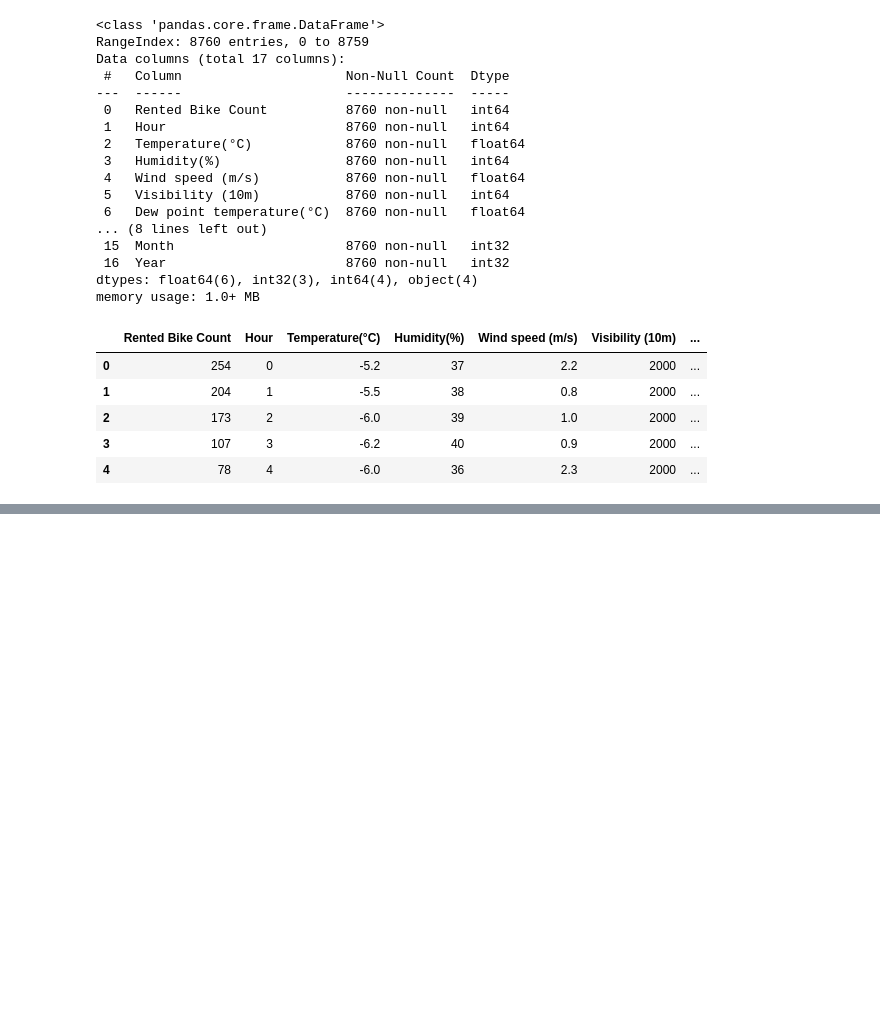
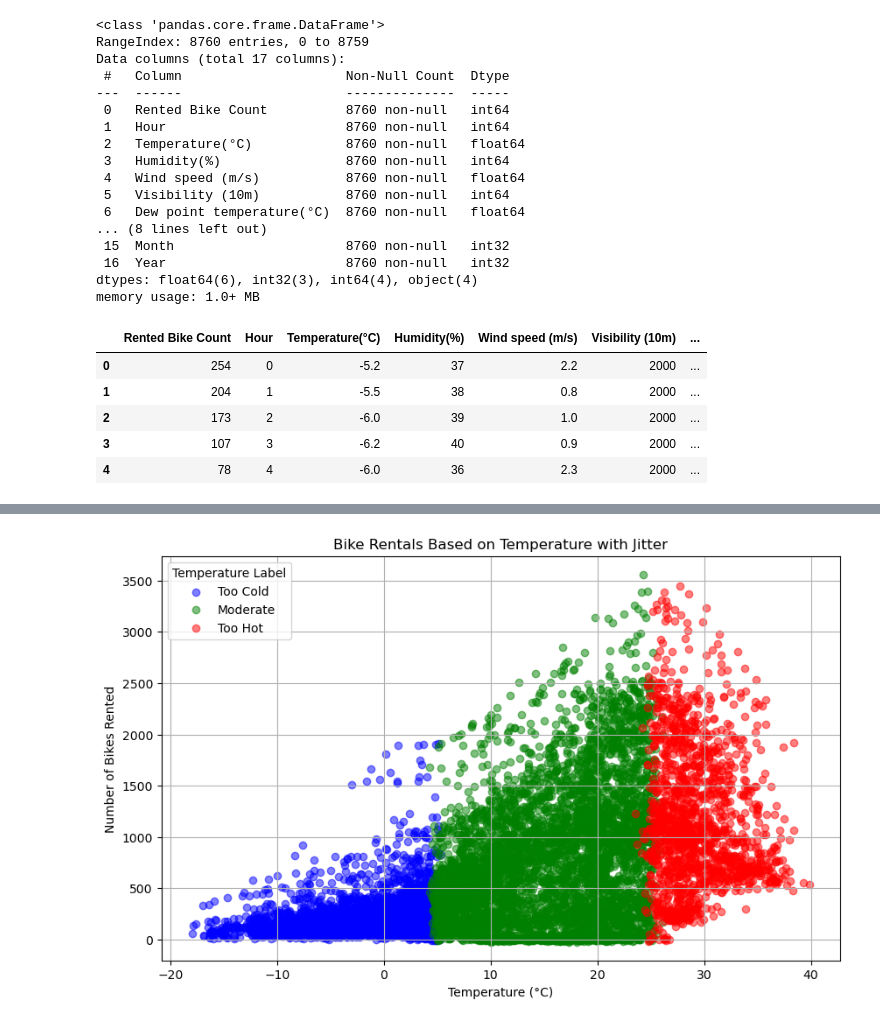
Before and after one commit to Eemani326/Interactive-Data, a Jupyter notebook: Bike_Rental_phase_1.ipynb, the cells around one changed output, grey strips where cells are left out. Saved outputs shown, nothing was run; the diff lists cells and outputs as text; code cells hidden in the pictures; blank space fills up the shorter version.

```diff
--- a/Bike_Rental_phase_1.ipynb
+++ b/Bike_Rental_phase_1.ipynb
@@ -86,0 +187,17 @@ memory usage: 1.0+ MB
+# %%
+# 2. Scatter Plot with Jitter
+plt.figure(figsize=(10, 6))
+for label, color in colors.items():
+    subset = df[df['Temperature Label'] == label]
+    # Adding random jitter to temperature and rentals
+    jittered_temp = subset['Temperature(°C)'] + np.random.normal(0, 0.5, size=len(subset))
+    jittered_rentals = subset['Rented Bike Count'] + np.random.normal(0, 10, size=len(subset))
+    plt.scatter(jittered_temp, jittered_rentals, alpha=0.5, label=label, color=color)
+plt.title("Bike Rentals Based on Temperature with Jitter")
+plt.xlabel("Temperature (°C)")
+plt.ylabel("Number of Bikes Rented")
+plt.legend(title="Temperature Label")
+plt.grid(True)
+plt.show()
+# %% [output]
+[figure, added]
```
Also changed, not shown: parts of 28 cells of this notebook.
